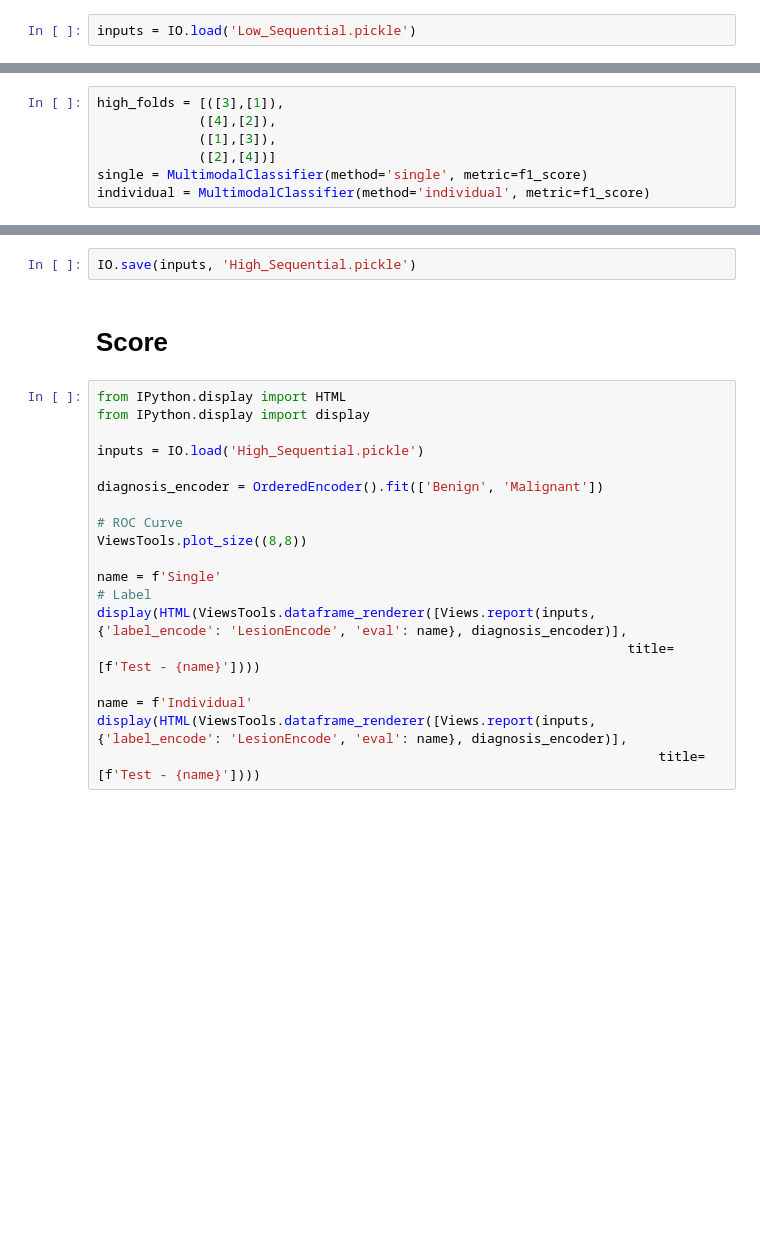
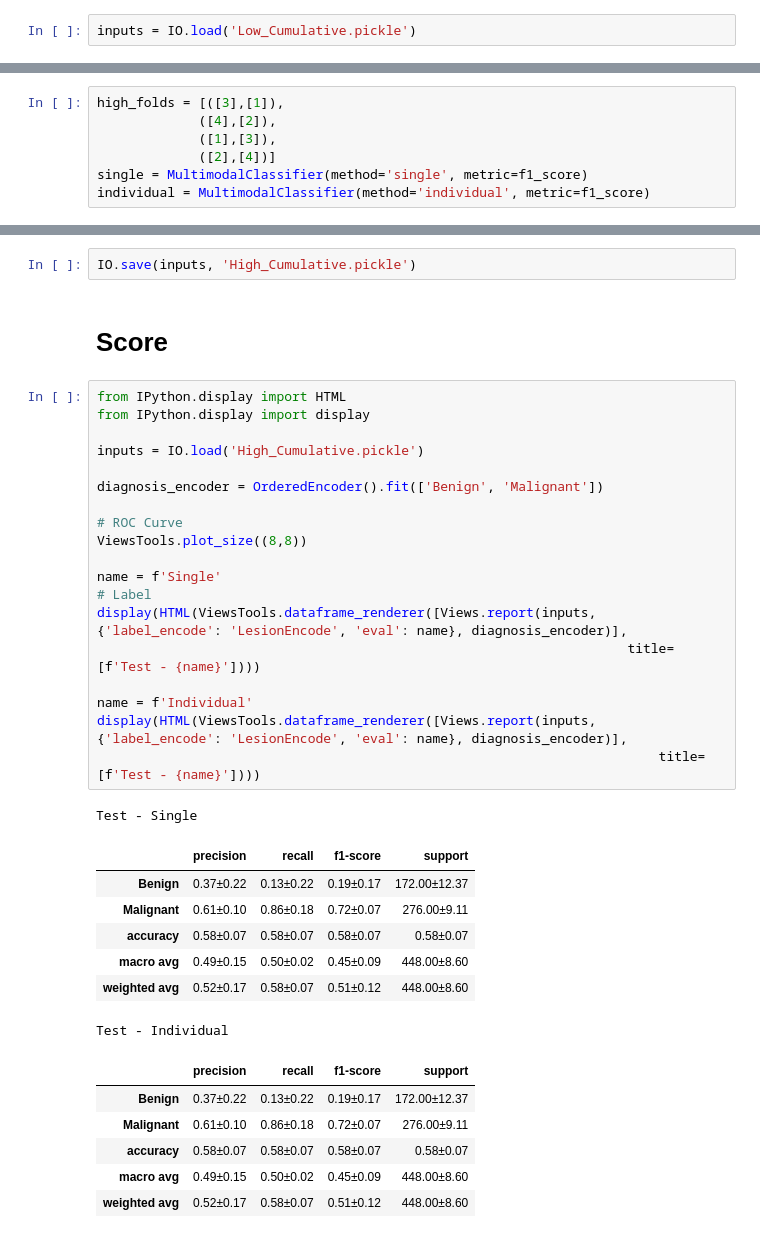
Before and after one commit to RomainCendre/classification, a Jupyter notebook: manuscript/MultimodalClassification/Cumulative.ipynb, the cells around one changed output, grey strips where cells are left out. Cells and saved outputs as stored; diff of their text form; blank space fills up the shorter version.

```diff
--- a/manuscript/MultimodalClassification/Cumulative.ipynb
+++ b/manuscript/MultimodalClassification/Cumulative.ipynb
@@ -118,7 +247,7 @@ IO.save(inputs, 'Low_Sequential.pickle')
 # %% [markdown]
 # Sequential
 # %%
-inputs = IO.load('Low_Sequential.pickle')
+inputs = IO.load('Low_Cumulative.pickle')
 # %%
 all_image = [True] * len(inputs.index)
 single_image = inputs['Modality'] == 'Photography'
@@ -139,23 +268,38 @@ Fold 2 performed...
 # %%
-IO.save(inputs, 'High_Sequential.pickle')
+IO.save(inputs, 'High_Cumulative.pickle')
 # %% [markdown]
 # Score
 # %%
 from IPython.display import HTML
 from IPython.display import display
 
-inputs = IO.load('High_Sequential.pickle')
+inputs = IO.load('High_Cumulative.pickle')
 
 diagnosis_encoder = OrderedEncoder().fit(['Benign', 'Malignant'])
 
 # ROC Curve
 ViewsTools.plot_size((8,8))
 
 name = f'Single'
 # Label
 display(HTML(ViewsTools.dataframe_renderer([Views.report(inputs, {'label_encode': 'LesionEncode', 'eval': name}, diagnosis_encoder)],
                                                                     title=[f'Test - {name}'])))
 
 name = f'Individual'
 display(HTML(ViewsTools.dataframe_renderer([Views.report(inputs, {'label_encode': 'LesionEncode', 'eval': name}, diagnosis_encoder)],
                                                                         title=[f'Test - {name}'])))
+# %% [output]
+Test - Single
+|  | precision | recall | f1-score | support |
+| Benign | 0.37±0.22 | 0.13±0.22 | 0.19±0.17 | 172.00±12.37 |
+| Malignant | 0.61±0.10 | 0.86±0.18 | 0.72±0.07 | 276.00±9.11 |
+| accuracy | 0.58±0.07 | 0.58±0.07 | 0.58±0.07 | 0.58±0.07 |
+| macro avg | 0.49±0.15 | 0.50±0.02 | 0.45±0.09 | 448.00±8.60 |
+| weighted avg | 0.52±0.17 | 0.58±0.07 | 0.51±0.12 | 448.00±8.60 |
+Test - Individual
+|  | precision | recall | f1-score | support |
+| Benign | 0.37±0.22 | 0.13±0.22 | 0.19±0.17 | 172.00±12.37 |
+| Malignant | 0.61±0.10 | 0.86±0.18 | 0.72±0.07 | 276.00±9.11 |
+| accuracy | 0.58±0.07 | 0.58±0.07 | 0.58±0.07 | 0.58±0.07 |
+| macro avg | 0.49±0.15 | 0.50±0.02 | 0.45±0.09 | 448.00±8.60 |
+| weighted avg | 0.52±0.17 | 0.58±0.07 | 0.51±0.12 | 448.00±8.60 |
```
Also changed, not shown: parts of 12 cells of this notebook, 1 other file.
